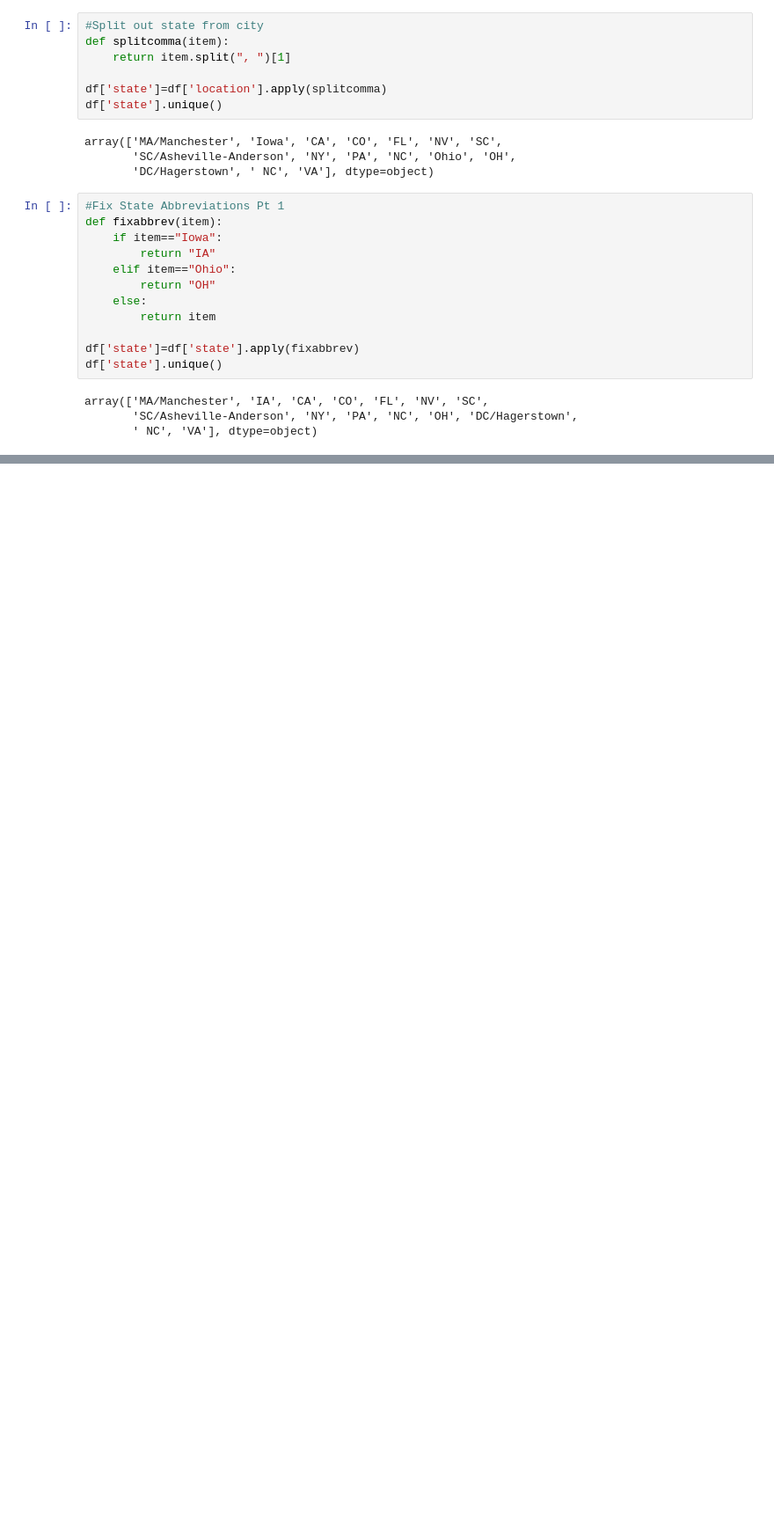
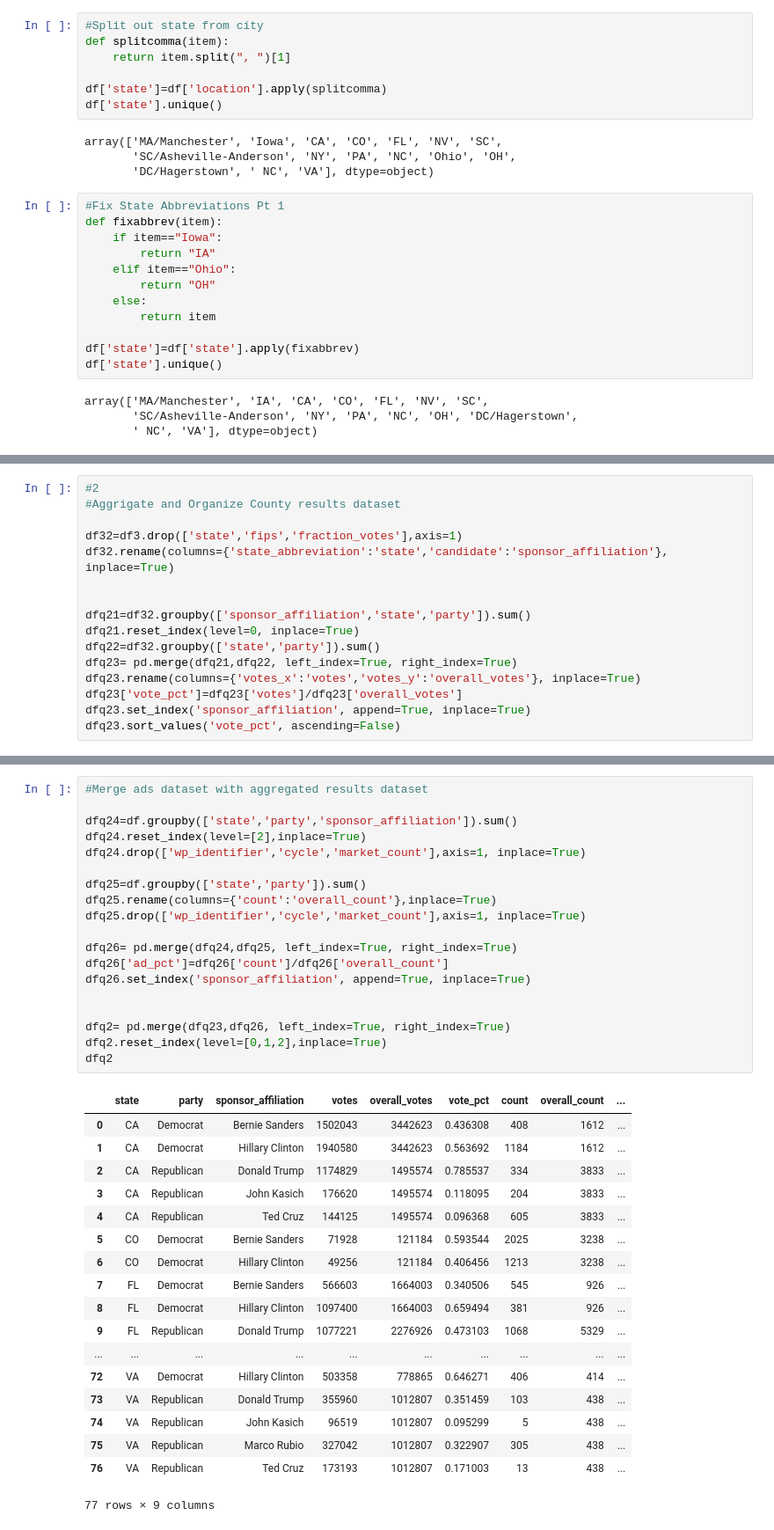
Before and after one commit to CHABOBO/project_ad_el_archive, a Jupyter notebook: project_2_read-OW_edit.ipynb, the cells around one changed output, grey strips where cells are left out. Shown: that part at 88% size. Cells and saved outputs as stored; diff of their text form; blank space fills up the shorter version.

```diff
--- a/project_2_read-OW_edit.ipynb
+++ b/project_2_read-OW_edit.ipynb
@@ -308,0 +420,16 @@ array(['NH', 'IA', 'CA', 'CO', 'FL', 'NV', 'SC', 'NY', 'PA', 'MA', 'NC',
+# %%
+#2
+#Aggrigate and Organize County results dataset
+
+df32=df3.drop(['state','fips','fraction_votes'],axis=1)
+df32.rename(columns={'state_abbreviation':'state','candidate':'sponsor_affiliation'}, inplace=True)
+
+
+dfq21=df32.groupby(['sponsor_affiliation','state','party']).sum()
+dfq21.reset_index(level=0, inplace=True)
+dfq22=df32.groupby(['state','party']).sum()
+dfq23= pd.merge(dfq21,dfq22, left_index=True, right_index=True)
+dfq23.rename(columns={'votes_x':'votes','votes_y':'overall_votes'}, inplace=True)
+dfq23['vote_pct']=dfq23['votes']/dfq23['overall_votes']
+dfq23.set_index('sponsor_affiliation', append=True, inplace=True)
+dfq23.sort_values('vote_pct', ascending=False)
@@ -308,0 +456,38 @@ array(['NH', 'IA', 'CA', 'CO', 'FL', 'NV', 'SC', 'NY', 'PA', 'MA', 'NC',
+# %%
+#Merge ads dataset with aggregated results dataset
+
+dfq24=df.groupby(['state','party','sponsor_affiliation']).sum()
+dfq24.reset_index(level=[2],inplace=True)
+dfq24.drop(['wp_identifier','cycle','market_count'],axis=1, inplace=True)
+
+dfq25=df.groupby(['state','party']).sum()
+dfq25.rename(columns={'count':'overall_count'},inplace=True)
+dfq25.drop(['wp_identifier','cycle','market_count'],axis=1, inplace=True)
+
+dfq26= pd.merge(dfq24,dfq25, left_index=True, right_index=True)
+dfq26['ad_pct']=dfq26['count']/dfq26['overall_count']
+dfq26.set_index('sponsor_affiliation', append=True, inplace=True)
+
+
+dfq2= pd.merge(dfq23,dfq26, left_index=True, right_index=True)
+dfq2.reset_index(level=[0,1,2],inplace=True)
+dfq2
+# %% [output]
+|  | state | party | sponsor_affiliation | votes | overall_votes | vote_pct | count | overall_count | ... |
+| 0 | CA | Democrat | Bernie Sanders | 1502043 | 3442623 | 0.436308 | 408 | 1612 | ... |
+| 1 | CA | Democrat | Hillary Clinton | 1940580 | 3442623 | 0.563692 | 1184 | 1612 | ... |
+| 2 | CA | Republican | Donald Trump | 1174829 | 1495574 | 0.785537 | 334 | 3833 | ... |
+| 3 | CA | Republican | John Kasich | 176620 | 1495574 | 0.118095 | 204 | 3833 | ... |
+| 4 | CA | Republican | Ted Cruz | 144125 | 1495574 | 0.096368 | 605 | 3833 | ... |
+| 5 | CO | Democrat | Bernie Sanders | 71928 | 121184 | 0.593544 | 2025 | 3238 | ... |
+| 6 | CO | Democrat | Hillary Clinton | 49256 | 121184 | 0.406456 | 1213 | 3238 | ... |
+| 7 | FL | Democrat | Bernie Sanders | 566603 | 1664003 | 0.340506 | 545 | 926 | ... |
+| 8 | FL | Democrat | Hillary Clinton | 1097400 | 1664003 | 0.659494 | 381 | 926 | ... |
+| 9 | FL | Republican | Donald Trump | 1077221 | 2276926 | 0.473103 | 1068 | 5329 | ... |
+| ... | ... | ... | ... | ... | ... | ... | ... | ... | ... |
+| 72 | VA | Democrat | Hillary Clinton | 503358 | 778865 | 0.646271 | 406 | 414 | ... |
+| 73 | VA | Republican | Donald Trump | 355960 | 1012807 | 0.351459 | 103 | 438 | ... |
+| 74 | VA | Republican | John Kasich | 96519 | 1012807 | 0.095299 | 5 | 438 | ... |
+| 75 | VA | Republican | Marco Rubio | 327042 | 1012807 | 0.322907 | 305 | 438 | ... |
+| 76 | VA | Republican | Ted Cruz | 173193 | 1012807 | 0.171003 | 13 | 438 | ... |
+77 rows × 9 columns
```
Also changed, not shown: parts of 26 cells of this notebook.
